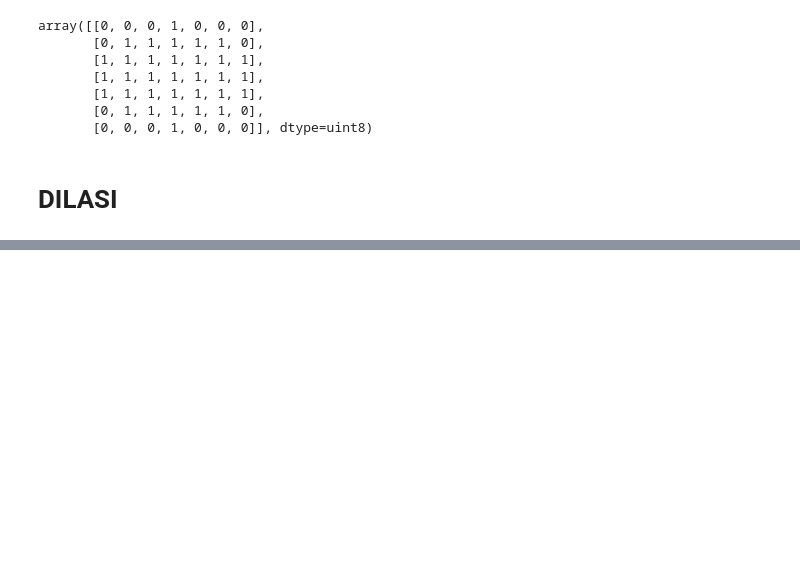
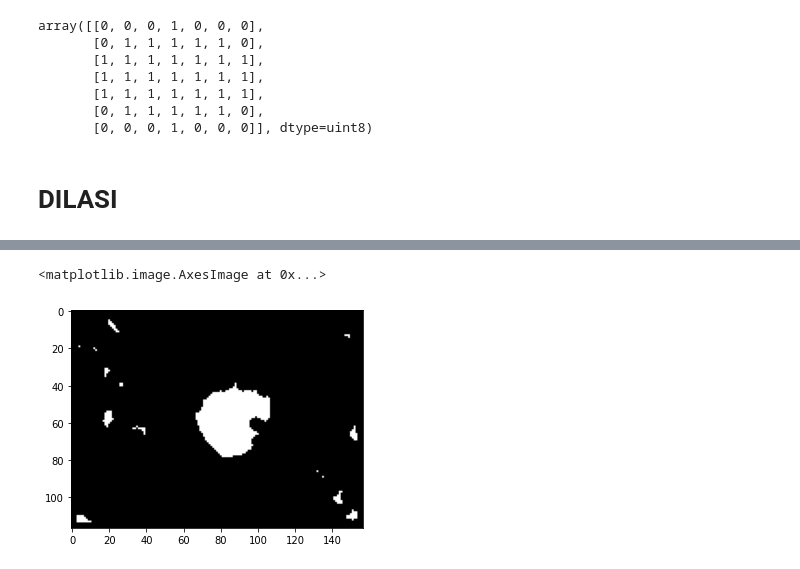
Before and after one commit to shafaio/PCD-Dasar, a Jupyter notebook: MODUL 7/jurnal.ipynb, the cells around one changed output, grey strips where cells are left out. Cells and saved outputs as stored; diff of their text form; code cells hidden in the pictures; blank space fills up the shorter version.

```diff
--- a/MODUL 7/jurnal.ipynb
+++ b/MODUL 7/jurnal.ipynb
@@ -51,0 +112,5 @@ plt.imshow(importImages(dataset[0]))
+# %%
+plt.imshow(Closing(MON), 'gray')
+# %% [output]
+<matplotlib.image.AxesImage at 0x...>
+[figure, added]
```
Also changed, not shown: parts of 16 cells of this notebook.
